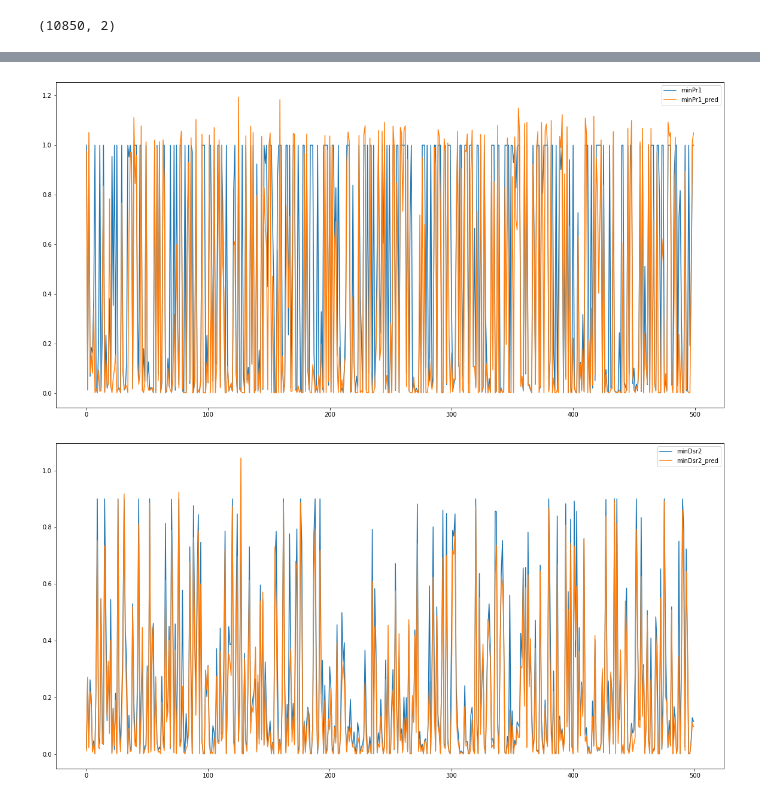
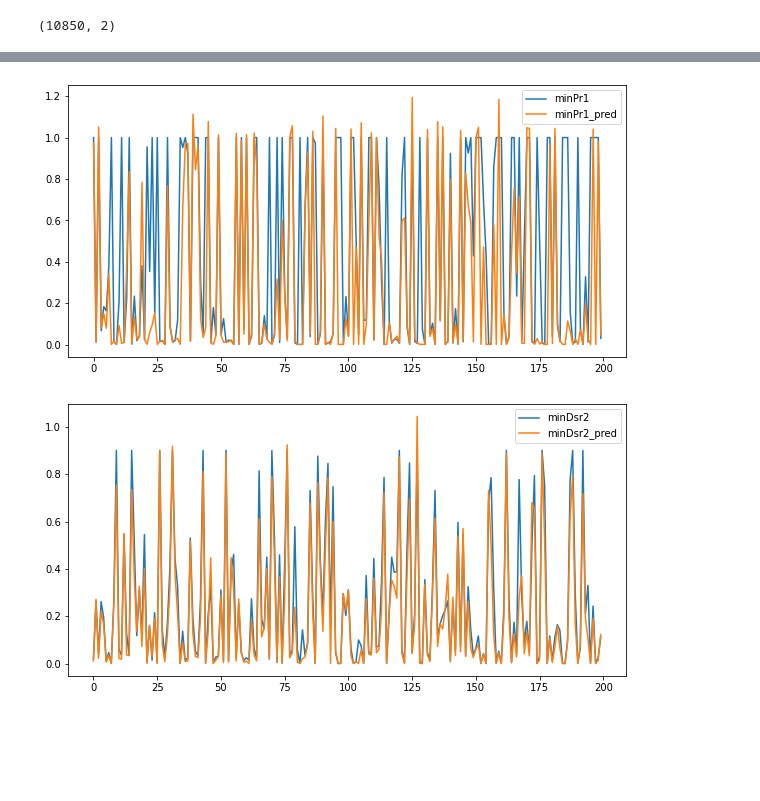
Before and after one commit to shivendr7/VFD_NOMA, a Jupyter notebook: VFD_NOMAMultiModel(trial1)employingSameNet.ipynb, the cells around one changed output, grey strips where cells are left out. Cells and saved outputs as stored; diff of their text form; code cells hidden in the pictures; blank space fills up the shorter version.

```diff
--- a/VFD_NOMAMultiModel(trial1)employingSameNet.ipynb
+++ b/VFD_NOMAMultiModel(trial1)employingSameNet.ipynb
@@ -179,16 +143,16 @@ for i in zip(df[df.columns[-2]][:500], Y[:500, 0]): print(i)
 # %%
-plt.figure(figsize=(20,10))
-plt.plot(df[df.columns[-2]][:500], label='minPr1')
-plt.plot(Y[:500, 0], label='minPr1_pred')
+plt.figure(figsize=(10,5))
+plt.plot(df[df.columns[-2]][:200], label='minPr1')
+plt.plot(Y[:200, 0], label='minPr1_pred')
 plt.legend()
 plt.show()
 # %% [output]
-[figure, old version]
+[figure, new version]
 # %%
-plt.figure(figsize=(20,10))
-plt.plot(df[df.columns[-1]][:500], label='minDsr2')
-plt.plot(Y[:500, 1], label='minDsr2_pred')
+plt.figure(figsize=(10,5))
+plt.plot(df[df.columns[-1]][:200], label='minDsr2')
+plt.plot(Y[:200, 1], label='minDsr2_pred')
 plt.legend()
 plt.show()
 # %% [output]
-[figure, old version]
+[figure, new version]
```
Also changed, not shown: parts of 2 cells of this notebook.
